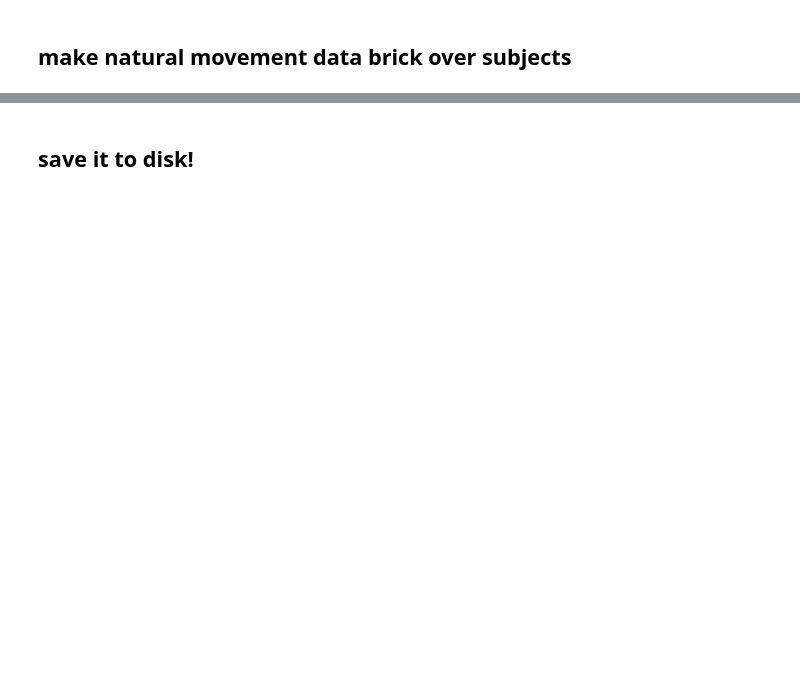
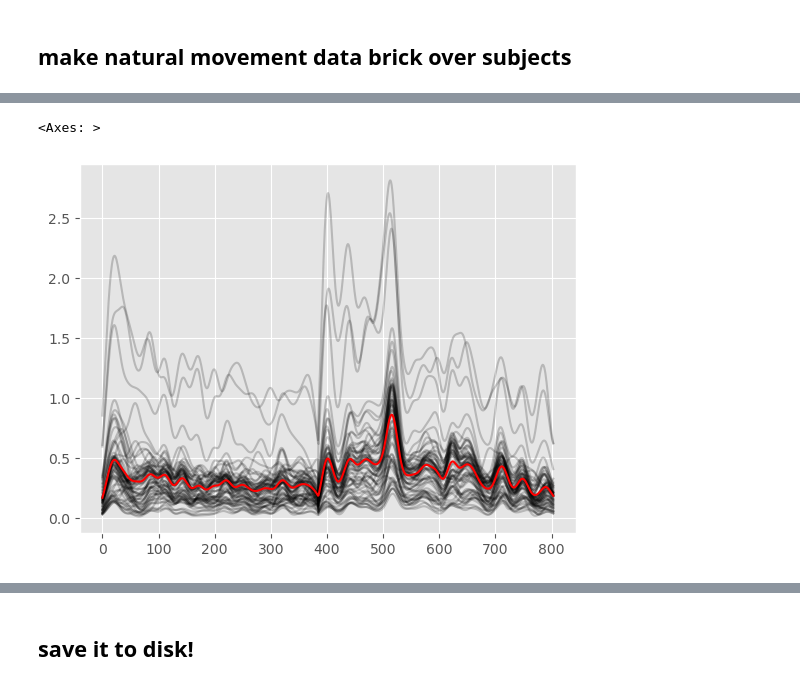
Before and after one commit to spewil/phd, a Jupyter notebook: analysis/notebooks/process_natural_movement_data.ipynb, the cells around one changed output, grey strips where cells are left out. Saved outputs shown, nothing was run; the diff lists cells and outputs as text; code cells hidden in the pictures; blank space fills up the shorter version.

```diff
--- a/analysis/notebooks/process_natural_movement_data.ipynb
+++ b/analysis/notebooks/process_natural_movement_data.ipynb
@@ -54,2 +62,28 @@ print(projected_movement.shape, T.shape)
 # %% [markdown]
 ## make natural movement data brick over subjects
+# %%
+subject_movement_stacks = np.empty(shape=(len(subjects), 28, 64))
+subject_movement_stacks[:] = np.nan
+for subject_idx, subject in enumerate(subjects):
+    subject_movement_stacks[subject_idx,:,:] = analysis.load_movement_stack(subject)
+
+np.save(Path.cwd() / "subject_natural_movement_stacks.npy", subject_movement_stacks)
+# %%
+def load_jagged_movement_stack(subject):
+
+    # more than enough room for the active indices
+    # session, movement, channel, time
+    movement_emg = np.empty(shape=(2,14,64,1800))
+    movement_emg[:] = np.nan
+
+    for session_idx, session_name in enumerate(["session_0", "session_1"]):
+        filenames = analysis.get_movement_filenames("emg_olympics", subject.name, "natural_movement", session_name)
+        for movement_idx, filename in enumerate(filenames):
+            signal = analysis.load_movement_emg(filename)
+            filtered = emg.filter_emg(signal, subject.variance)
+            indices, low_point, mean_norm_threshold = analysis.find_nat_movement_active_indices(filtered)
+            movement_emg[session_idx,movement_idx,:,:indices.shape[0]] = (filtered[indices] - filtered[low_point]).T
+
+    return movement_emg
+
+jms = load_jagged_movement_stack(test_subject)
@@ -56 +94,13 @@ print(projected_movement.shape, T.shape)
+# %%
+def plot_movement_channels(ax, sig):
+    for channel in range(64):
+        ax.plot(sig[:, channel], "k", alpha=0.2)
+    mean_sig = np.mean(sig,axis=1)
+    ax.plot(mean_sig, "r")
+# %%
+fig, ax = plt.subplots(1,1)
+plot_movement_channels(ax, jms[0,6].T)
+# %% [output]
+<Axes: >
+[figure, added]
 # %%
```
Also changed, not shown: parts of 12 cells of this notebook, 24 other files.
